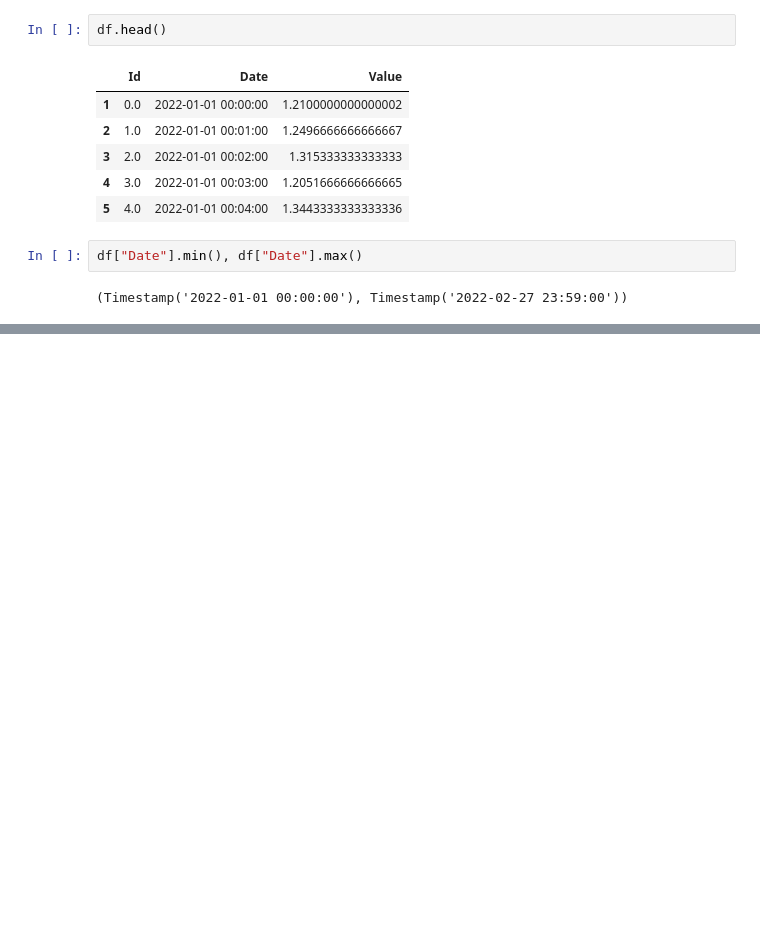
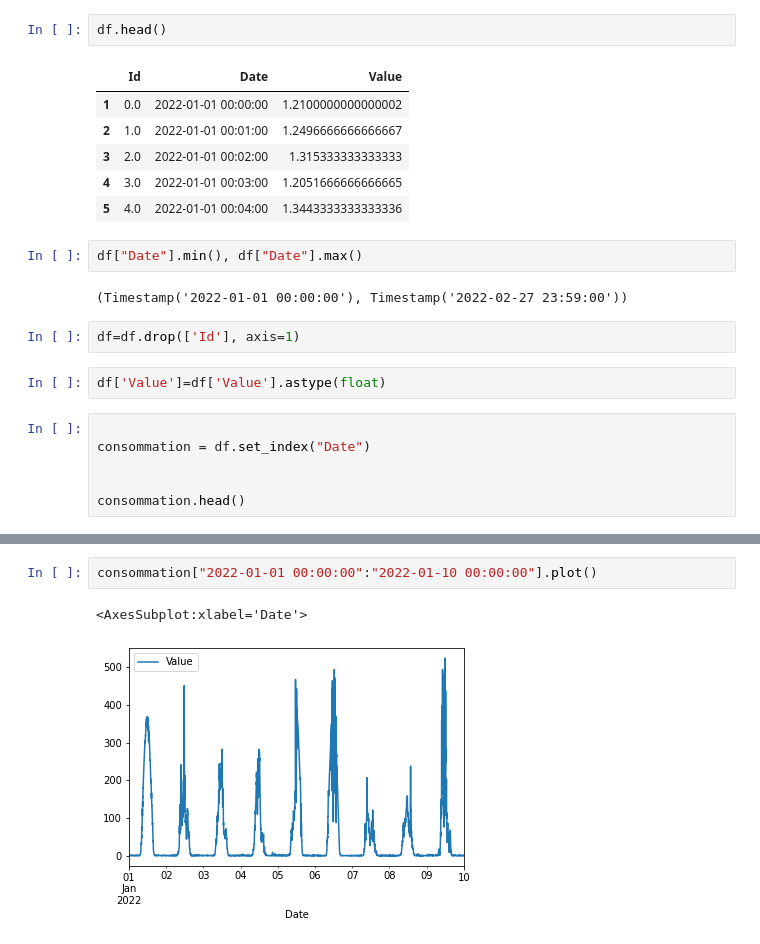
Before and after one commit to cojre/ml-project-2-stockdataholm, a Jupyter notebook: jennifer.ipynb, the cells around one changed output, grey strips where cells are left out. Cells and saved outputs as stored; diff of their text form; blank space fills up the shorter version.

Commit message:
premier_plot_de_la_vie

```diff
--- a/jennifer.ipynb
+++ b/jennifer.ipynb
@@ -118,3 +118,13 @@ df.head()
 df["Date"].min(), df["Date"].max()
 # %% [output]
 (Timestamp('2022-01-01 00:00:00'), Timestamp('2022-02-27 23:59:00'))
+# %%
+df=df.drop(['Id'], axis=1)
+# %%
+df['Value']=df['Value'].astype(float)
+# %%
+
+consommation = df.set_index("Date")
+
+
+consommation.head()
@@ -120,0 +139,5 @@ df["Date"].min(), df["Date"].max()
+# %%
+consommation["2022-01-01 00:00:00":"2022-01-10 00:00:00"].plot()
+# %% [output]
+<AxesSubplot:xlabel='Date'>
+[figure, added]
```
Also changed, not shown: parts of 1 cell of this notebook.
